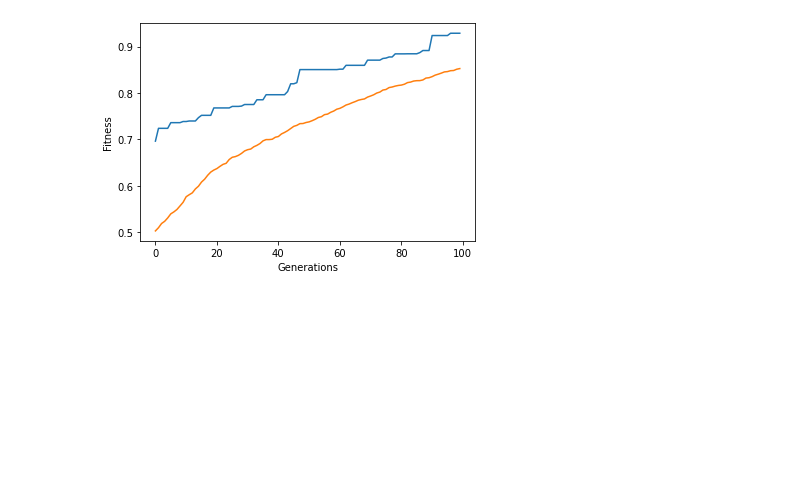
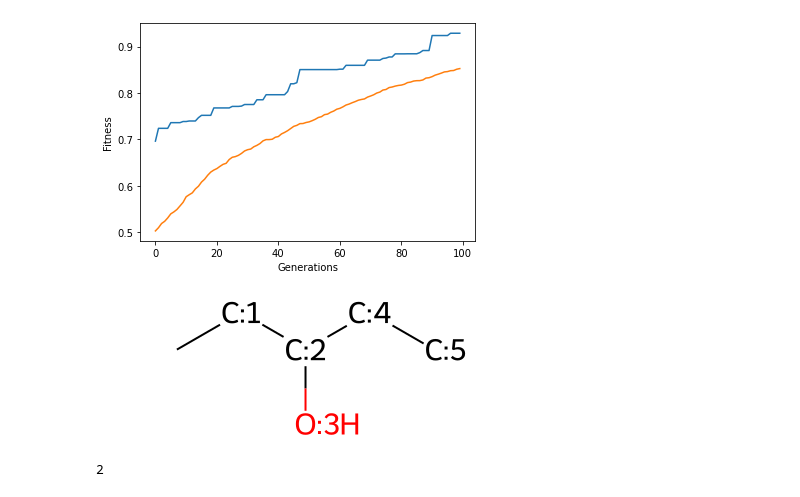
Before and after one commit to ale94mleon/aleimi, a Jupyter notebook: ss.ipynb, the cells around one changed output. Cells and saved outputs as stored; diff of their text form; code cells hidden in the pictures; blank space fills up the shorter version.

```diff
--- a/ss.ipynb
+++ b/ss.ipynb
@@ -135,3 +135,20 @@ plt.show()
 # %% [output]
 [figure]
 [figure]
+# %%
+from rdkit import Chem
+from rdkit.Chem import Lipinski
+from rdkit.Chem.Draw import IPythonConsole
+def mol_with_atom_index(mol):
+    for atom in mol.GetAtoms():
+        atom.SetAtomMapNum(atom.GetIdx())
+    return mol
+mol = Chem.MolFromSmiles('CCC(O)CC')
+# mol = Chem.AddHs(mol)
+mol_with_atom_index(mol)
+# %% [output]
+[figure, added]
+# %%
+Lipinski.NumRotatableBonds(mol)
+# %% [output]
+2
```
Also changed, not shown: parts of 3 cells of this notebook, 1 other file.
